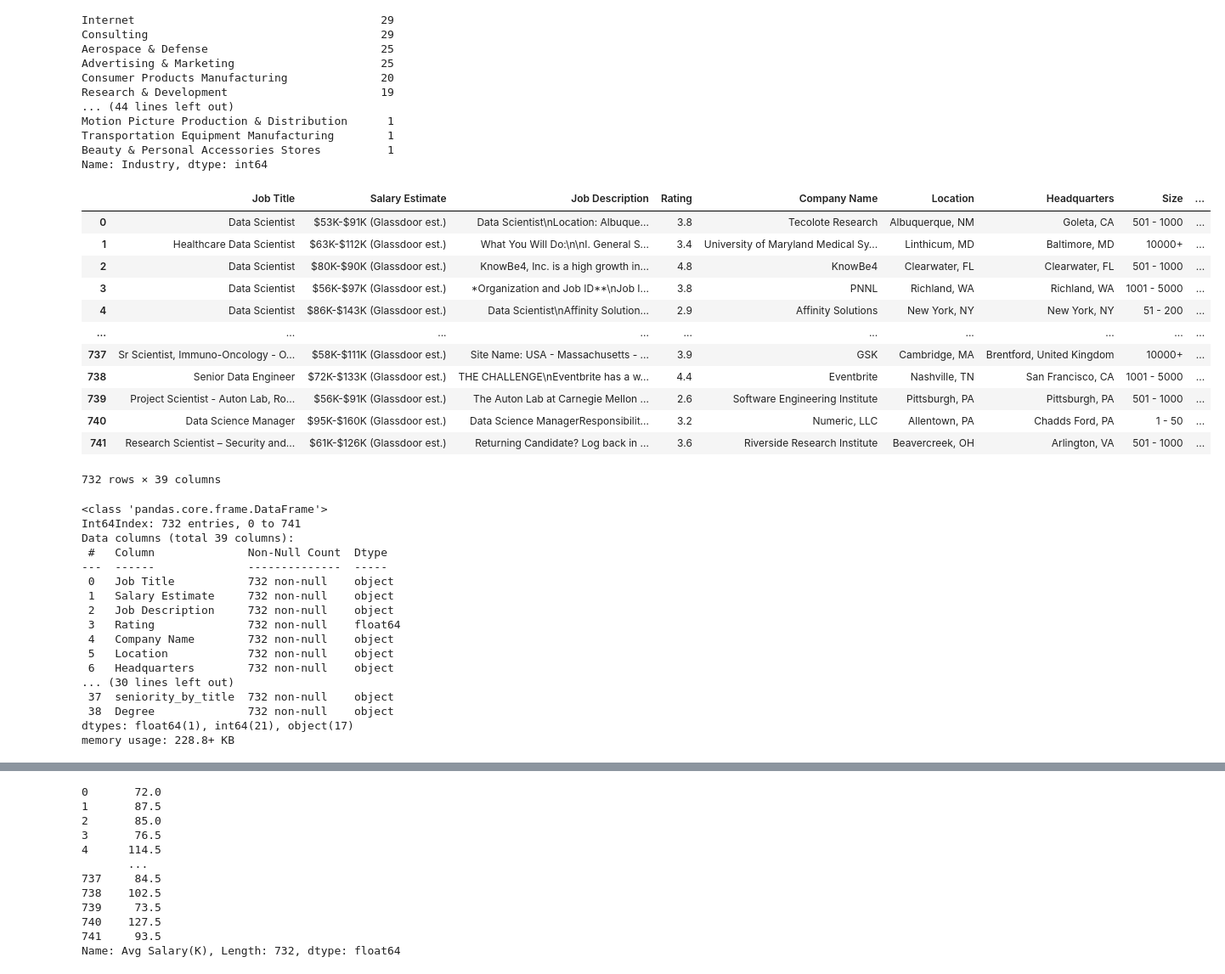
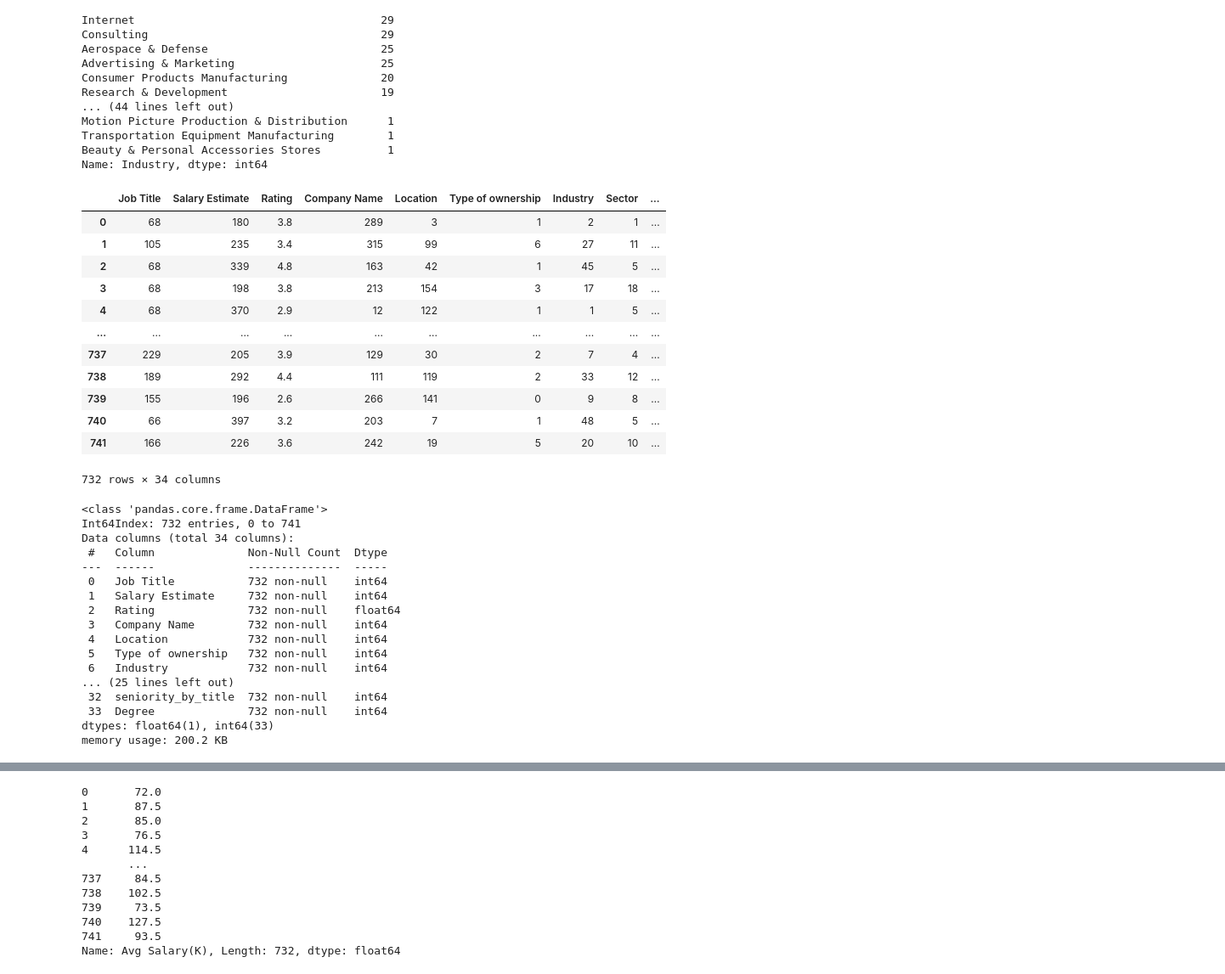
Before and after one commit to Smart-Data-Genie/Data-Science-Job-Hunt, a Jupyter notebook: Data Science career.ipynb, the cells around one changed output, grey strips where cells are left out. Shown at 85% size. Drawn from its saved outputs; the diff is of its cells as text; code cells hidden in the pictures.

```diff
--- a/Data Science career.ipynb
+++ b/Data Science career.ipynb
@@ -353,3 +353,9 @@ sal_own_summary.reset_index(drop=False, inplace=True)
 multiple_plot_hist(df,df,'Type of ownership',"Type of ownership", "Minimum/Maximum/Average for Type of ownership")
 # %% [output]
 [figure]
+# %%
+for column in df.columns:
+    if df[column].dtype == type(object):
+        le = sklearn.preprocessing.LabelEncoder()
+        df[column] = le.fit_transform(df[column])
+df.tail()
@@ -377,42 +419,43 @@ Transportation Equipment Manufacturing        1
 Beauty & Personal Accessories Stores          1
 Name: Industry, dtype: int64
 # %%
-X = df.drop(columns=['Avg Salary(K)','Founded'])
+X = df.drop(columns=['Avg Salary(K)','Founded', 'Job Description', 'Headquarters'
+                     , 'Size', 'Employer provided', 'company_txt'])
 X
 # %% [output]
-|  | Job Title | Salary Estimate | Job Description | Rating | Company Name | Location | Headquarters | Size | ... |
-| 0 | Data Scientist | $53K-$91K (Glassdoor est.) | Data Scientist\nLocation: Albuque... | 3.8 | Tecolote Research | Albuquerque, NM | Goleta, CA | 501 - 1000 | ... |
-| 1 | Healthcare Data Scientist | $63K-$112K (Glassdoor est.) | What You Will Do:\n\nI. General S... | 3.4 | University of Maryland Medical Sy... | Linthicum, MD | Baltimore, MD | 10000+ | ... |
-| 2 | Data Scientist | $80K-$90K (Glassdoor est.) | KnowBe4, Inc. is a high growth in... | 4.8 | KnowBe4 | Clearwater, FL | Clearwater, FL | 501 - 1000 | ... |
-| 3 | Data Scientist | $56K-$97K (Glassdoor est.) | *Organization and Job ID**\nJob I... | 3.8 | PNNL | Richland, WA | Richland, WA | 1001 - 5000 | ... |
-| 4 | Data Scientist | $86K-$143K (Glassdoor est.) | Data Scientist\nAffinity Solution... | 2.9 | Affinity Solutions | New York, NY | New York, NY | 51 - 200 | ... |
+|  | Job Title | Salary Estimate | Rating | Company Name | Location | Type of ownership | Industry | Sector | ... |
+| 0 | 68 | 180 | 3.8 | 289 | 3 | 1 | 2 | 1 | ... |
+| 1 | 105 | 235 | 3.4 | 315 | 99 | 6 | 27 | 11 | ... |
+| 2 | 68 | 339 | 4.8 | 163 | 42 | 1 | 45 | 5 | ... |
+| 3 | 68 | 198 | 3.8 | 213 | 154 | 3 | 17 | 18 | ... |
+| 4 | 68 | 370 | 2.9 | 12 | 122 | 1 | 1 | 5 | ... |
 | ... | ... | ... | ... | ... | ... | ... | ... | ... | ... |
-| 737 | Sr Scientist, Immuno-Oncology - O... | $58K-$111K (Glassdoor est.) | Site Name: USA - Massachusetts - ... | 3.9 | GSK | Cambridge, MA | Brentford, United Kingdom | 10000+ | ... |
-| 738 | Senior Data Engineer | $72K-$133K (Glassdoor est.) | THE CHALLENGE\nEventbrite has a w... | 4.4 | Eventbrite | Nashville, TN | San Francisco, CA | 1001 - 5000 | ... |
-| 739 | Project Scientist - Auton Lab, Ro... | $56K-$91K (Glassdoor est.) | The Auton Lab at Carnegie Mellon ... | 2.6 | Software Engineering Institute | Pittsburgh, PA | Pittsburgh, PA | 501 - 1000 | ... |
-| 740 | Data Science Manager | $95K-$160K (Glassdoor est.) | Data Science ManagerResponsibilit... | 3.2 | Numeric, LLC | Allentown, PA | Chadds Ford, PA | 1 - 50 | ... |
-| 741 | Research Scientist – Security and... | $61K-$126K (Glassdoor est.) | Returning Candidate? Log back in ... | 3.6 | Riverside Research Institute | Beavercreek, OH | Arlington, VA | 501 - 1000 | ... |
+| 737 | 229 | 205 | 3.9 | 129 | 30 | 2 | 7 | 4 | ... |
+| 738 | 189 | 292 | 4.4 | 111 | 119 | 2 | 33 | 12 | ... |
+| 739 | 155 | 196 | 2.6 | 266 | 141 | 0 | 9 | 8 | ... |
+| 740 | 66 | 397 | 3.2 | 203 | 7 | 1 | 48 | 5 | ... |
+| 741 | 166 | 226 | 3.6 | 242 | 19 | 5 | 20 | 10 | ... |
-732 rows × 39 columns
+732 rows × 34 columns
 # %%
 X.info()
 # %% [output]
 <class 'pandas.core.frame.DataFrame'>
 Int64Index: 732 entries, 0 to 741
-Data columns (total 39 columns):
+Data columns (total 34 columns):
  #   Column              Non-Null Count  Dtype
 ---  ------              --------------  -----
- 0   Job Title           732 non-null    object
- 1   Salary Estimate     732 non-null    object
- 2   Job Description     732 non-null    object
- 3   Rating              732 non-null    float64
- 4   Company Name        732 non-null    object
- 5   Location            732 non-null    object
- 6   Headquarters        732 non-null    object
-... (30 lines left out)
- 37  seniority_by_title  732 non-null    object
- 38  Degree              732 non-null    object
-dtypes: float64(1), int64(21), object(17)
-memory usage: 228.8+ KB
+ 0   Job Title           732 non-null    int64
+ 1   Salary Estimate     732 non-null    int64
+ 2   Rating              732 non-null    float64
+ 3   Company Name        732 non-null    int64
+ 4   Location            732 non-null    int64
+ 5   Type of ownership   732 non-null    int64
+ 6   Industry            732 non-null    int64
+... (25 lines left out)
+ 32  seniority_by_title  732 non-null    int64
+ 33  Degree              732 non-null    int64
+dtypes: float64(1), int64(33)
+memory usage: 200.2 KB
 # %%
 df[['Job Title','Salary Estimate', 'Job Description', 'Rating', 'Company Name', 'Location' ,'Headquarters', 'Size','Avg Salary(K)']]
 # %% [output]
```
Also changed, not shown: parts of 11 cells of this notebook.
